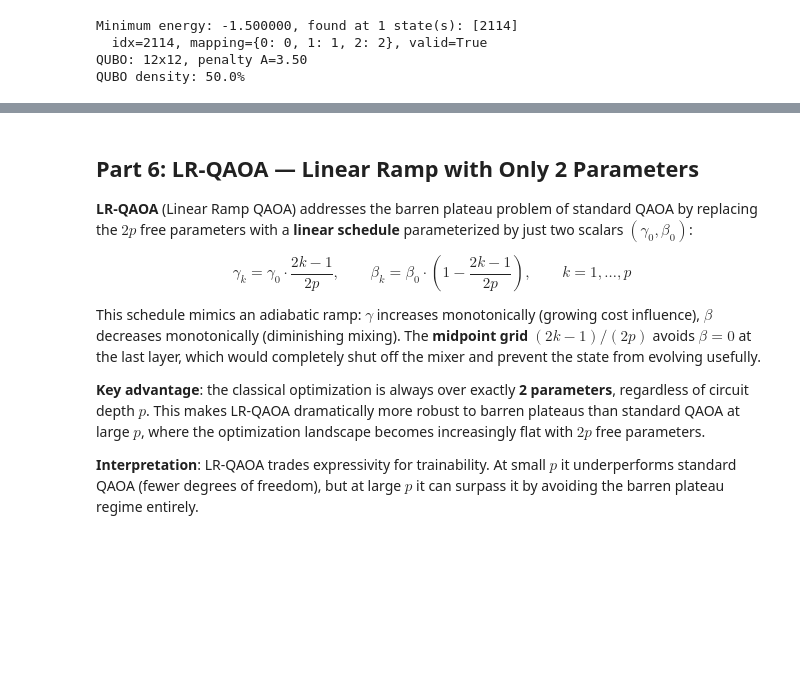
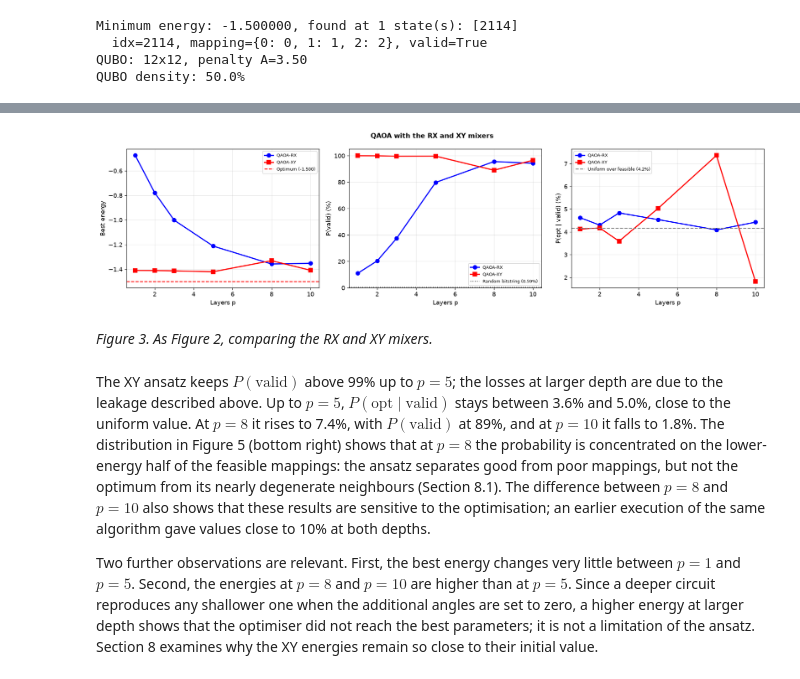
Before and after one commit to tommaso-corti/qaoa-molecular-docking, a Jupyter notebook: molecular_docking_qaoa_toy.ipynb, the cells around one changed output, grey strips where cells are left out. Drawn from its saved outputs; the diff is of its cells as text; code cells hidden in the pictures; blank space fills up the shorter version.

```diff
--- a/molecular_docking_qaoa_toy.ipynb
+++ b/molecular_docking_qaoa_toy.ipynb
@@ -479,7 +513,7 @@ def apply_mixer_xy(state, beta):
 #
 #                if b0 + b1 == 1:
 #                    idx_swap = idx ^ (1 << (n_vars-1-q0)) ^ (1 << (n_vars-1-q1))
-#                    # Usiamo 'state' (immutato durante questo ciclo di 'idx') per riempire tutto 'new_state'
+#                    # 'state' is not modified inside the idx loop, so it can be used to fill 'new_state'
 #                    new_state[idx] = cb * state[idx] - 1j * sb * state[idx_swap]
 #                else:
 #                    new_state[idx] = state[idx]
@@ -507,10 +541,20 @@ def qaoa_obj_xy(params): return run_qaoa_xy(params)[0]
 
 print('Running QAOA with XY mixer...')
 print('(Same hyperparameters as RX for fair comparison)')
-qaoa_xy_results = {}
+config_xy = {'problem': problem_fingerprint(Q), 'p_list': p_list_qaoa,
+             'opt_params': [get_opt_params(p) for p in p_list_qaoa]}
+ck = load_checkpoint('qaoa_xy', config_xy)
+qaoa_xy_results = ck['results'] if ck else {}
+if ck:
+    np.random.set_state(ck['rng_state'])
 
-for p in [1, 2, 3, 5, 8, 10]:
+for p in p_list_qaoa:
     n_restarts, rhobeg, maxiter = get_opt_params(p)
+    if p in qaoa_xy_results:
+        r = qaoa_xy_results[p]
+        print(f'  p={p} ({2*p} params): E={r["energy"]:.4f}, P(opt)={r["p_opt"]:.3f}, '
+              f'P(valid)={r["p_val"]:.3f}, t={r["time"]:.1f}s [checkpoint]')
+        continue
     best_e, best_par = np.inf, None; t0 = time.time()
     for _ in range(n_restarts):
         x0 = np.random.uniform(0, np.pi, 2*p)
@@ -521,7 +565,8 @@ for p in [1, 2, 3, 5, 8, 10]:
     p_opt = probs[opt_idx]
     p_val = sum(probs[i] for i in range(dim) if is_valid(all_bits[i]))
     qaoa_xy_results[p] = {'energy': best_e, 'params': best_par,
-                           'p_opt': p_opt, 'p_val': p_val}
+                           'p_opt': p_opt, 'p_val': p_val, 'time': time.time() - t0}
+    save_checkpoint('qaoa_xy', config_xy, qaoa_xy_results, np.random.get_state())
     print(f'  p={p} ({2*p} params): E={best_e:.4f}, P(opt)={p_opt:.3f}, '
           f'P(valid)={p_val:.3f}, t={time.time()-t0:.1f}s')
 
@@ -584,12 +614,11 @@ What remains unclear is why this happens only at p≥8, and whether it is connec
-# %% [markdown]
-## Part 6: LR-QAOA — Linear Ramp with Only 2 Parameters
-
-**LR-QAOA** (Linear Ramp QAOA) addresses the barren plateau problem of standard QAOA by replacing the $2p$ free parameters with a **linear schedule** parameterized by just two scalars $(\gamma_0, \beta_0)$:
-
-$$\gamma_k = \gamma_0 \cdot \frac{2k-1}{2p}, \qquad \beta_k = \beta_0 \cdot \left(1 - \frac{2k-1}{2p}\right), \qquad k = 1, \ldots, p$$
-
-This schedule mimics an adiabatic ramp: $\gamma$ increases monotonically (growing cost influence), $\beta$ decreases monotonically (diminishing mixing). The **midpoint grid** $(2k-1)/(2p)$ avoids $\beta = 0$ at the last layer, which would completely shut off the mixer and prevent the state from evolving usefully.
-
-**Key advantage**: the classical optimization is always over exactly **2 parameters**, regardless of circuit depth $p$. This makes LR-QAOA dramatically more robust to barren plateaus than standard QAOA at large $p$, where the optimization landscape becomes increasingly flat with $2p$ free parameters.
-
-**Interpretation**: LR-QAOA trades expressivity for trainability. At small $p$ it underperforms standard QAOA (fewer degrees of freedom), but at large $p$ it can surpass it by avoiding the barren plateau regime entirely.
+# %%
+plot_depth_panels([('QAOA-RX', qaoa_rx_results, 'bo-'), ('QAOA-XY', qaoa_xy_results, 'rs-')],
+                  'QAOA with the RX and XY mixers', 'fig_qaoa_xy_toy.png')
+# %% [output]
+[figure, added]
+# %% [markdown]
+*Figure 3. As Figure 2, comparing the RX and XY mixers.*
+# %% [markdown]
+The XY ansatz keeps $P(\text{valid})$ above 99% up to $p = 5$; the losses at larger depth are due to the leakage described above. Up to $p = 5$, $P(\text{opt} \mid \text{valid})$ stays between 3.6% and 5.0%, close to the uniform value. At $p = 8$ it rises to 7.4%, with $P(\text{valid})$ at 89%, and at $p = 10$ it falls to 1.8%. The distribution in Figure 5 (bottom right) shows that at $p = 8$ the probability is concentrated on the lower-energy half of the feasible mappings: the ansatz separates good from poor mappings, but not the optimum from its nearly degenerate neighbours (Section 8.1). The difference between $p = 8$ and $p = 10$ also shows that these results are sensitive to the optimisation; an earlier execution of the same algorithm gave values close to 10% at both depths.
+
+Two further observations are relevant. First, the best energy changes very little between $p = 1$ and $p = 5$. Second, the energies at $p = 8$ and $p = 10$ are higher than at $p = 5$. Since a deeper circuit reproduces any shallower one when the additional angles are set to zero, a higher energy at larger depth shows that the optimiser did not reach the best parameters; it is not a limitation of the ansatz. Section 8 examines why the XY energies remain so close to their initial value.
```
Also changed, not shown: parts of 52 cells of this notebook, 2 other files.
